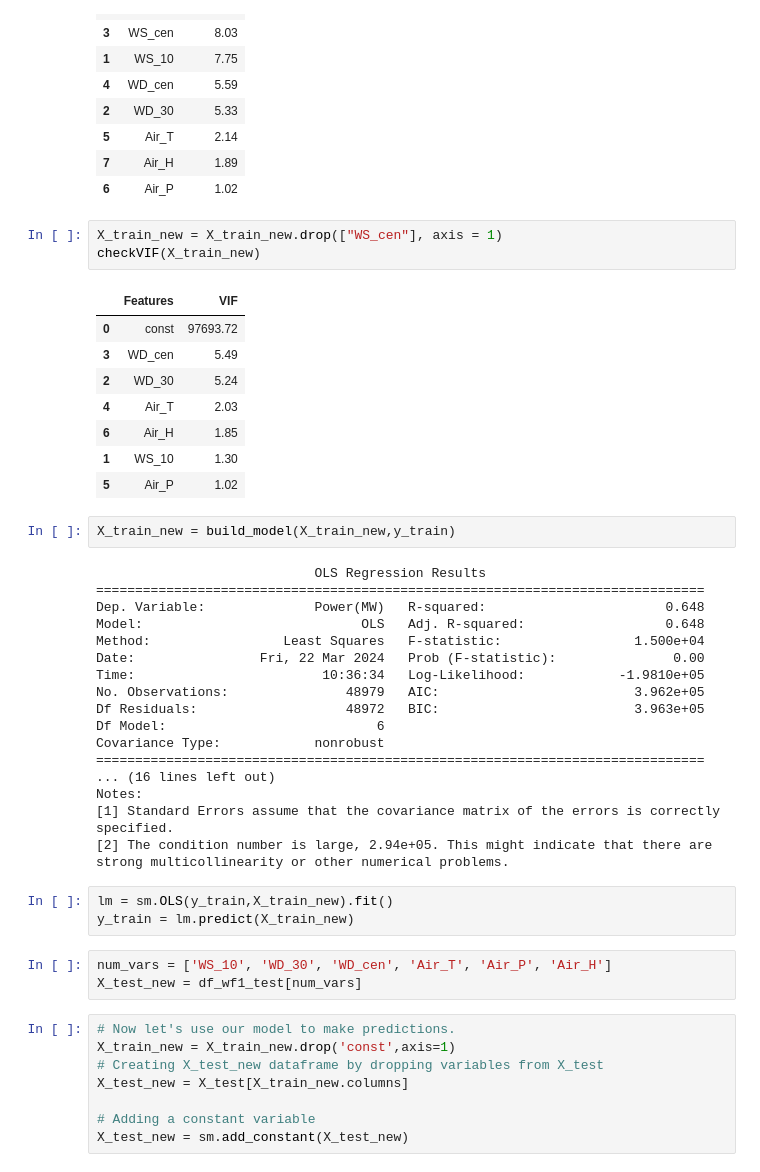
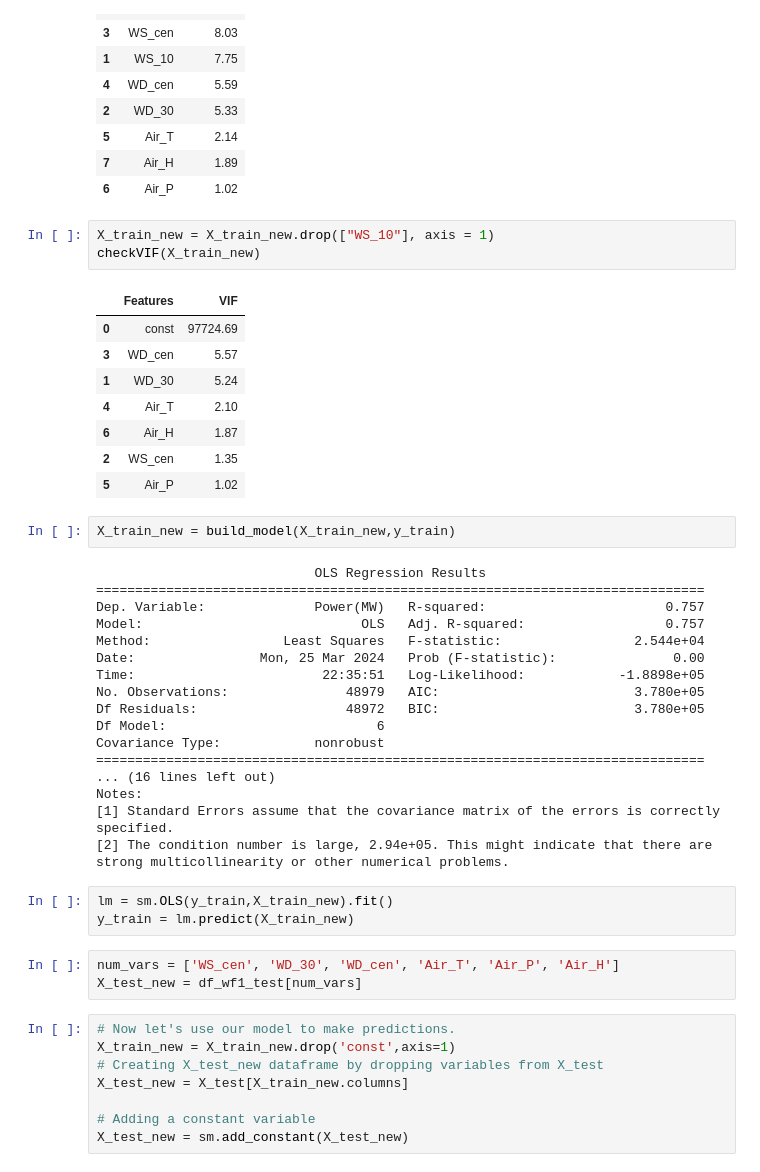
Before and after one commit to hussainv5253/MLProject, a Jupyter notebook: Wind_Farm_1.ipynb, the cells around one changed output. Cells and saved outputs as stored; diff of their text form.

```diff
--- a/Wind_Farm_1.ipynb
+++ b/Wind_Farm_1.ipynb
@@ -329,29 +329,29 @@ checkVIF(X_train_new)
 | 7 | Air_H | 1.89 |
 | 6 | Air_P | 1.02 |
 # %%
-X_train_new = X_train_new.drop(["WS_cen"], axis = 1)
+X_train_new = X_train_new.drop(["WS_10"], axis = 1)
 checkVIF(X_train_new)
 # %% [output]
 |  | Features | VIF |
-| 0 | const | 97693.72 |
-| 3 | WD_cen | 5.49 |
-| 2 | WD_30 | 5.24 |
-| 4 | Air_T | 2.03 |
-| 6 | Air_H | 1.85 |
-| 1 | WS_10 | 1.30 |
+| 0 | const | 97724.69 |
+| 3 | WD_cen | 5.57 |
+| 1 | WD_30 | 5.24 |
+| 4 | Air_T | 2.10 |
+| 6 | Air_H | 1.87 |
+| 2 | WS_cen | 1.35 |
 | 5 | Air_P | 1.02 |
 # %%
 X_train_new = build_model(X_train_new,y_train)
 # %% [output]
                             OLS Regression Results
 ==============================================================================
-Dep. Variable:              Power(MW)   R-squared:                       0.648
-Model:                            OLS   Adj. R-squared:                  0.648
-Method:                 Least Squares   F-statistic:                 1.500e+04
-Date:                Fri, 22 Mar 2024   Prob (F-statistic):               0.00
-Time:                        10:36:34   Log-Likelihood:            -1.9810e+05
-No. Observations:               48979   AIC:                         3.962e+05
-Df Residuals:                   48972   BIC:                         3.963e+05
+Dep. Variable:              Power(MW)   R-squared:                       0.757
+Model:                            OLS   Adj. R-squared:                  0.757
+Method:                 Least Squares   F-statistic:                 2.544e+04
+Date:                Mon, 25 Mar 2024   Prob (F-statistic):               0.00
+Time:                        22:35:51   Log-Likelihood:            -1.8898e+05
+No. Observations:               48979   AIC:                         3.780e+05
+Df Residuals:                   48972   BIC:                         3.780e+05
 Df Model:                           6
 Covariance Type:            nonrobust
 ==============================================================================
@@ -364,7 +364,7 @@ strong multicollinearity or other numerical problems.
 lm = sm.OLS(y_train,X_train_new).fit()
 y_train = lm.predict(X_train_new)
 # %%
-num_vars = ['WS_10', 'WD_30', 'WD_cen', 'Air_T', 'Air_P', 'Air_H']
+num_vars = ['WS_cen', 'WD_30', 'WD_cen', 'Air_T', 'Air_P', 'Air_H']
 X_test_new = df_wf1_test[num_vars]
 # %%
 # Now let's use our model to make predictions.
```
Also changed, not shown: parts of 20 cells of this notebook, 1 other file.
